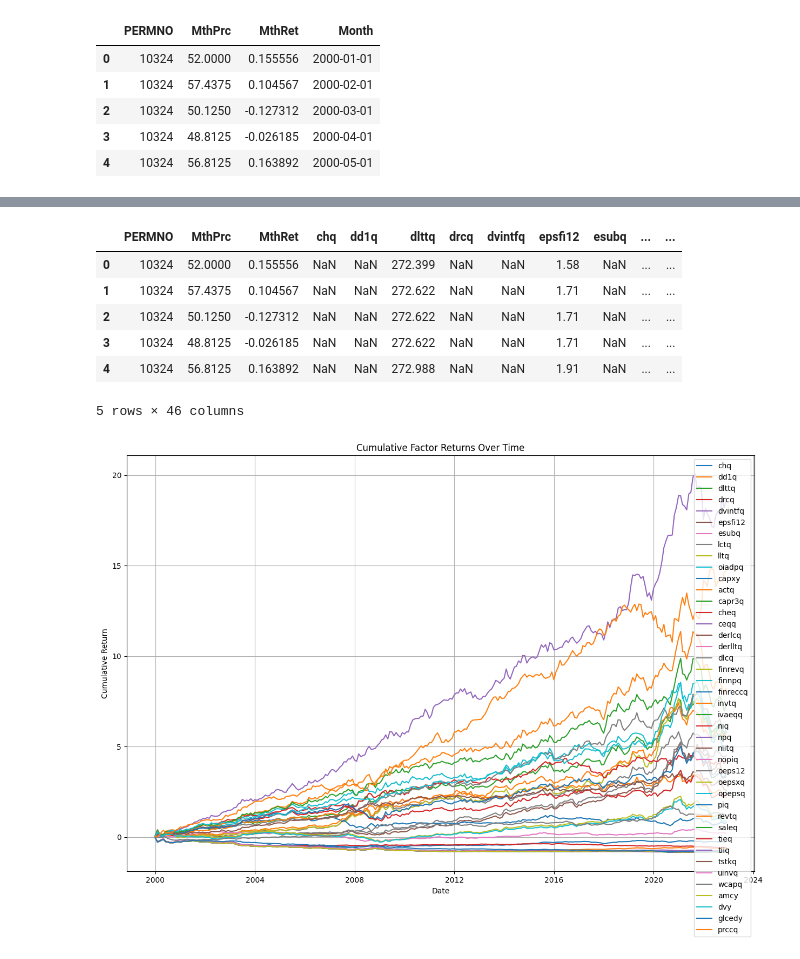
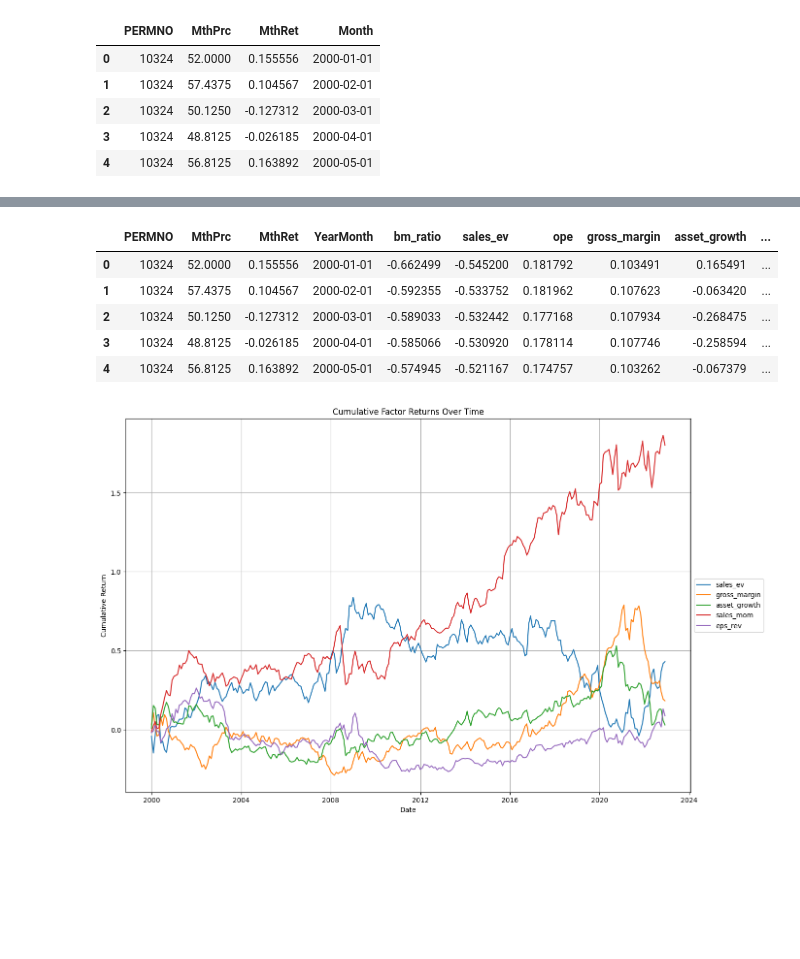
Before and after one commit to yeyechen/HKU-MFIN7034-ML, a Jupyter notebook: coursework_2.ipynb, the cells around one changed output, grey strips where cells are left out. Cells and saved outputs as stored; diff of their text form; code cells hidden in the pictures; blank space fills up the shorter version.

```diff
--- a/coursework_2.ipynb
+++ b/coursework_2.ipynb
@@ -289,0 +291,7 @@ See the caveats in the documentation: https://pandas.pydata.org/pandas-docs/stab
+# %%
+fund_df.drop_duplicates(subset=['LPERMNO', 'datadate'], inplace=True)
+fund_df['datadate'] = pd.to_datetime(fund_df['datadate'])
+# need to shift 1 month down, because 2000-03-31 should be resampled to 2000-04 not 03
+fund_df['YearMonth'] = (fund_df['datadate'] + pd.DateOffset(months=1)).dt.to_period('M')
+fund_df['YearMonth'] = fund_df['YearMonth'].dt.to_timestamp(how='start')
+fund_df.head()
@@ -289,0 +387,24 @@ See the caveats in the documentation: https://pandas.pydata.org/pandas-docs/stab
+# %%
+def factor_washing(factor_const_df, factor_list):
+    copy_df = factor_const_df.copy()
+    copy_df = copy_df.sort_values(['LPERMNO', 'YearMonth'], ascending=[True, True])
+    # 1. Winsorize outliers (1st/99th percentiles)
+    for factor in factor_list:
+        lower = copy_df[factor].quantile(0.01)
+        upper = copy_df[factor].quantile(0.99)
+        copy_df.loc[:, factor] = copy_df[factor].clip(lower=lower, upper=upper)
+
+    # 2. Lag factors by 1 period to avoid look-ahead bias
+    for factor in factor_list:
+        copy_df.loc[:, factor] = copy_df.groupby('LPERMNO')[factor].shift(1)
+
+    # 3. Z-score standardization (cross-sectional each month)
+    for factor in factor_list:
+        copy_df.loc[:, factor] = copy_df.groupby('YearMonth')[factor].transform(
+            lambda x: (x - x.mean()) / x.std()
+        )
+
+    return copy_df
+
+factor_list = ['bm_ratio', 'sales_ev', 'ope', 'gross_margin', 'asset_growth', 'DY', 'sales_mom', 'eps_rev']
+factor_washed_df = factor_washing(factor_const_df, factor_list)
@@ -365,22 +438,21 @@ fund_monthly_df.head()
 # %%
-merged_df = pd.merge(stock_ret_df, fund_monthly_df, left_on=['PERMNO', 'Month'], right_on=['LPERMNO', 'YearMonth'], how='inner')
-merged_df.drop(columns=['LPERMNO', 'Month', 'datadate'], inplace=True)
+merged_df = pd.merge(stock_ret_df, factor_washed_df, left_on=['PERMNO', 'Month'], right_on=['LPERMNO', 'YearMonth'], how='inner')
+merged_df.drop(columns=['LPERMNO', 'Month',], inplace=True)
 merged_df.head()
 # %% [output]
-|  | PERMNO | MthPrc | MthRet | chq | dd1q | dlttq | drcq | dvintfq | epsfi12 | esubq | ... | ... |
-| 0 | 10324 | 52.0000 | 0.155556 | NaN | NaN | 272.399 | NaN | NaN | 1.58 | NaN | ... | ... |
-| 1 | 10324 | 57.4375 | 0.104567 | NaN | NaN | 272.622 | NaN | NaN | 1.71 | NaN | ... | ... |
-| 2 | 10324 | 50.1250 | -0.127312 | NaN | NaN | 272.622 | NaN | NaN | 1.71 | NaN | ... | ... |
-| 3 | 10324 | 48.8125 | -0.026185 | NaN | NaN | 272.622 | NaN | NaN | 1.71 | NaN | ... | ... |
-| 4 | 10324 | 56.8125 | 0.163892 | NaN | NaN | 272.988 | NaN | NaN | 1.91 | NaN | ... | ... |
+|  | PERMNO | MthPrc | MthRet | YearMonth | bm_ratio | sales_ev | ope | gross_margin | asset_growth | ... |
+| 0 | 10324 | 52.0000 | 0.155556 | 2000-01-01 | -0.662499 | -0.545200 | 0.181792 | 0.103491 | 0.165491 | ... |
+| 1 | 10324 | 57.4375 | 0.104567 | 2000-02-01 | -0.592355 | -0.533752 | 0.181962 | 0.107623 | -0.063420 | ... |
+| 2 | 10324 | 50.1250 | -0.127312 | 2000-03-01 | -0.589033 | -0.532442 | 0.177168 | 0.107934 | -0.268475 | ... |
+| 3 | 10324 | 48.8125 | -0.026185 | 2000-04-01 | -0.585066 | -0.530920 | 0.178114 | 0.107746 | -0.258594 | ... |
+| 4 | 10324 | 56.8125 | 0.163892 | 2000-05-01 | -0.574945 | -0.521167 | 0.174757 | 0.103262 | -0.067379 | ... |
-5 rows × 46 columns
 # %%
 def calculate_factor_returns(data, factor):
     factor_returns = []
     # Group by month
     for month, group in data.groupby('YearMonth'):
         # Sort by the selected factor
-        sorted_group = group.sort_values(by=factor, ascending=True)
+        sorted_group = group.sort_values(by=factor, ascending=False)
 
         # Calculate top 20% and bottom 20%
         top_20 = sorted_group.head(int(len(sorted_group) * 0.2))
@@ -399,16 +471,16 @@ def calculate_factor_returns(data, factor):
 # %%
 plt.figure(figsize=(15, 10))
 
-for factor in tqdm(factor_lst):
+for factor in ['sales_ev', 'gross_margin', 'asset_growth', 'sales_mom', 'eps_rev']:
     factor_return_df = calculate_factor_returns(merged_df, factor)
     factor_return_df['Cumulative_Return'] = (1 + factor_return_df[f'{factor}_Return']).cumprod() - 1
     plt.plot(factor_return_df['Date'], factor_return_df['Cumulative_Return'], label=f'{factor}')
 
 plt.xlabel('Date')
 plt.ylabel('Cumulative Return')
 plt.title('Cumulative Factor Returns Over Time')
-plt.legend()
+plt.legend(bbox_to_anchor=(1, 0.5), loc='center left')
 plt.grid(True)
 plt.show()
 # %% [output]
-[figure, old version]
+[figure, new version]
```
Also changed, not shown: parts of 14 cells of this notebook.
